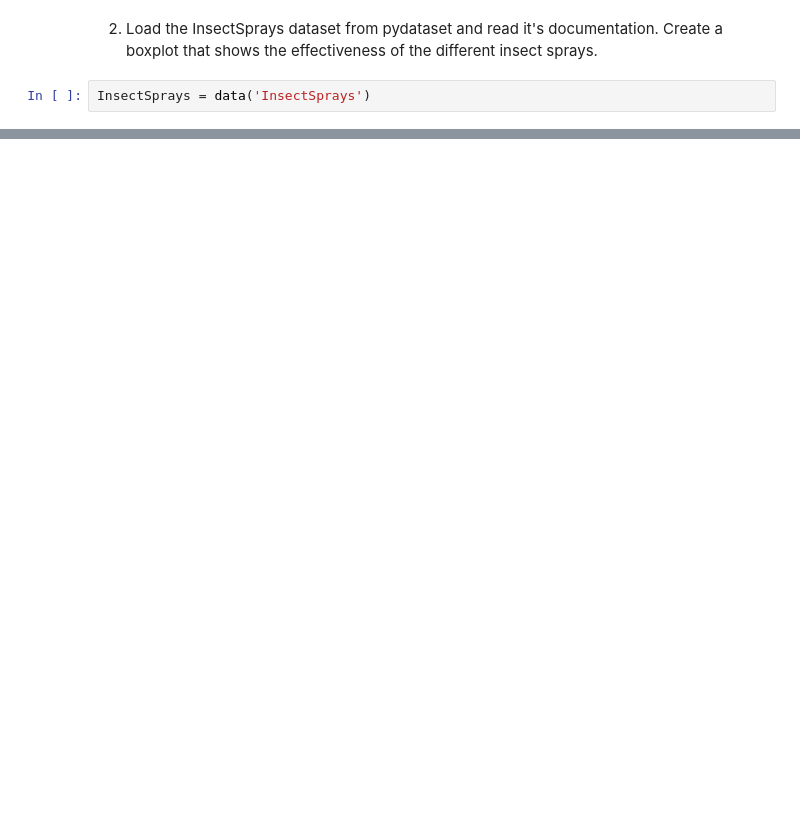
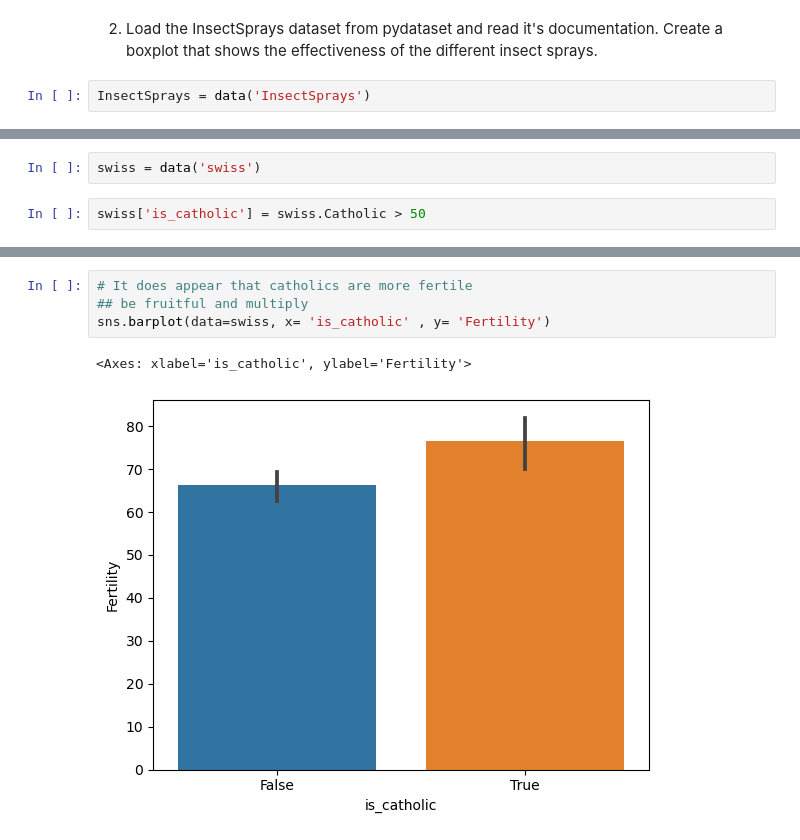
Before and after one commit to eelysee/numpy_pandas_visualization_exercises, a Jupyter notebook: seaborn_exercises.ipynb, the cells around one changed output, grey strips where cells are left out. Drawn from its saved outputs; the diff is of its cells as text; blank space fills up the shorter version.

```diff
--- a/seaborn_exercises.ipynb
+++ b/seaborn_exercises.ipynb
@@ -110,0 +135,4 @@ sns.boxplot(data=InsectSprays)
+# %%
+swiss = data('swiss')
+# %%
+swiss['is_catholic'] = swiss.Catholic > 50
@@ -110,0 +148,7 @@ sns.boxplot(data=InsectSprays)
+# %%
+# It does appear that catholics are more fertile
+## be fruitful and multiply
+sns.barplot(data=swiss, x= 'is_catholic' , y= 'Fertility')
+# %% [output]
+<Axes: xlabel='is_catholic', ylabel='Fertility'>
+[figure, added]
```
Also changed, not shown: parts of 21 cells of this notebook.
